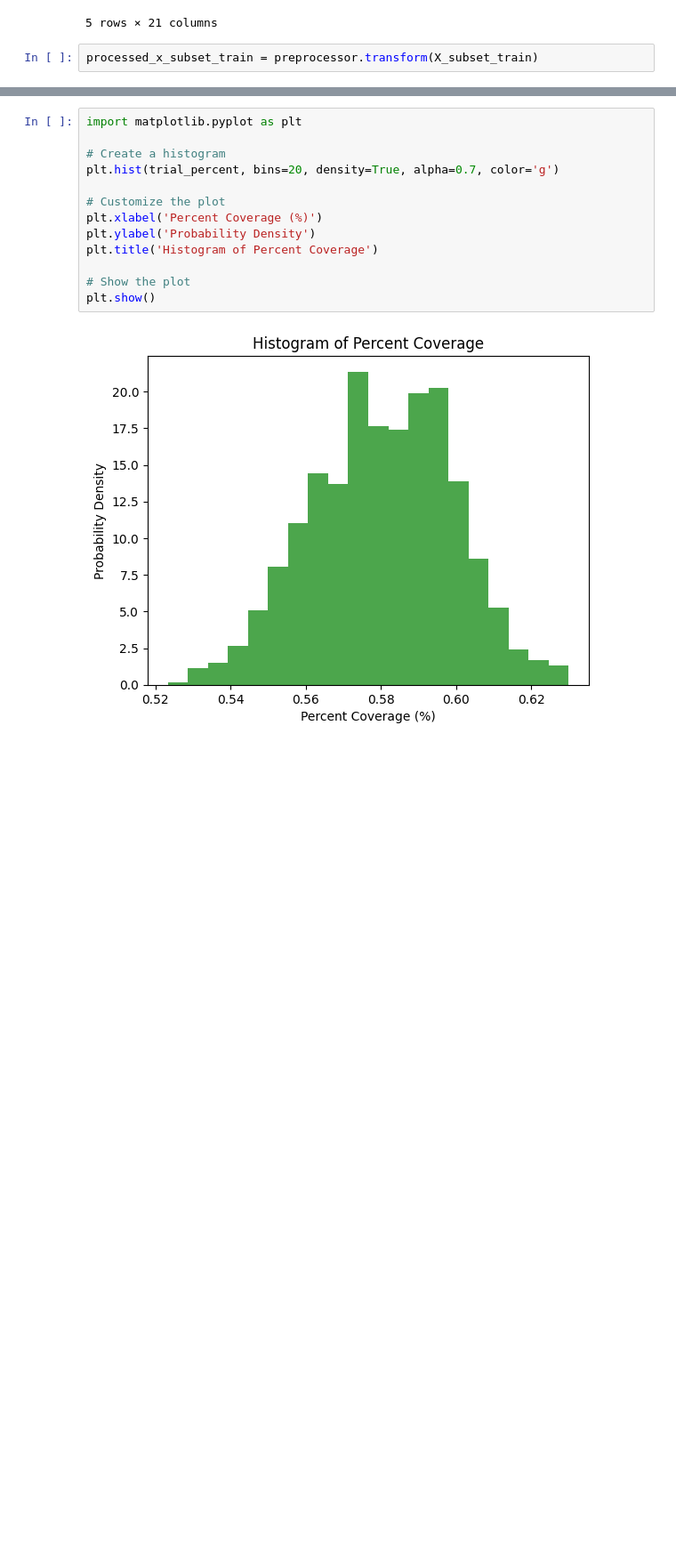
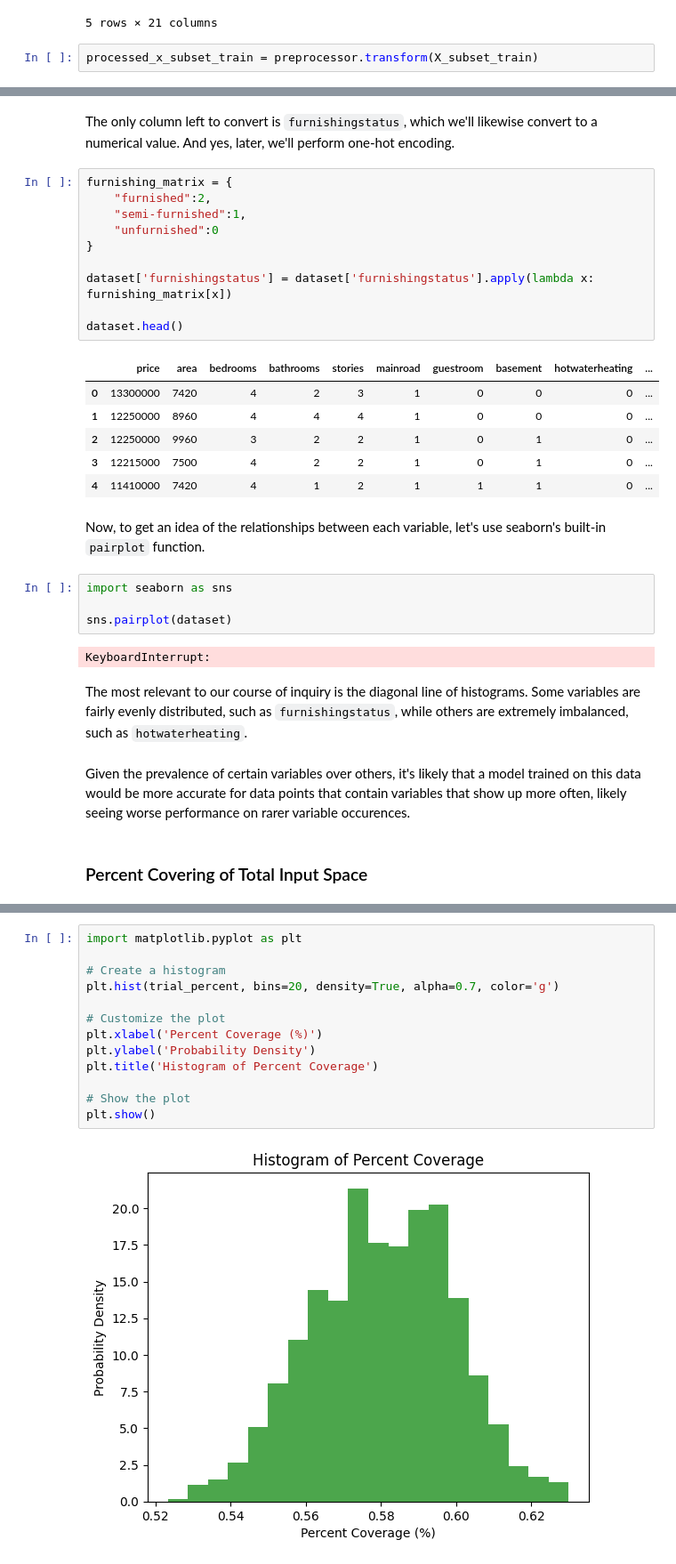
Before and after one commit to Sword-of-Stars/interactionTesting, a Jupyter notebook: main.ipynb, the cells around one changed output, grey strips where cells are left out. Shown at 89% size. Saved outputs shown, nothing was run; the diff lists cells and outputs as text; blank space fills up the shorter version.

````diff
--- a/main.ipynb
+++ b/main.ipynb
@@ -821 +801,34 @@ plt.show()
+# %% [markdown]
+The only column left to convert is ```furnishingstatus```, which we'll likewise convert to a numerical value. And yes, later, we'll perform one-hot encoding.
+# %%
+furnishing_matrix = {
+    "furnished":2,
+    "semi-furnished":1,
+    "unfurnished":0
+}
+
+dataset['furnishingstatus'] = dataset['furnishingstatus'].apply(lambda x: furnishing_matrix[x])
+
+dataset.head()
+# %% [output]
+|  | price | area | bedrooms | bathrooms | stories | mainroad | guestroom | basement | hotwaterheating | ... |
+| 0 | 13300000 | 7420 | 4 | 2 | 3 | 1 | 0 | 0 | 0 | ... |
+| 1 | 12250000 | 8960 | 4 | 4 | 4 | 1 | 0 | 0 | 0 | ... |
+| 2 | 12250000 | 9960 | 3 | 2 | 2 | 1 | 0 | 1 | 0 | ... |
+| 3 | 12215000 | 7500 | 4 | 2 | 2 | 1 | 0 | 1 | 0 | ... |
+| 4 | 11410000 | 7420 | 4 | 1 | 2 | 1 | 1 | 1 | 0 | ... |
+# %% [markdown]
+Now, to get an idea of the relationships between each variable, let's use seaborn's built-in ```pairplot``` function.
+# %%
+import seaborn as sns
+
+sns.pairplot(dataset)
+# %% [output]
+KeyboardInterrupt:
+# %% [markdown]
+The most relevant to our course of inquiry is the diagonal line of histograms. Some variables are fairly evenly distributed, such as ```furnishingstatus```, while others are extremely imbalanced, such as ```hotwaterheating```.
+# %% [markdown]
+Given the prevalence of certain variables over others, it's likely that a model trained on this data would be more accurate for data points that contain variables that show up more often, likely seeing worse performance on rarer variable occurences.
+# %% [markdown]
+### Percent Covering of Total Input Space
 # %% [markdown]
````
Also changed, not shown: parts of 90 cells of this notebook, 16 other files.
